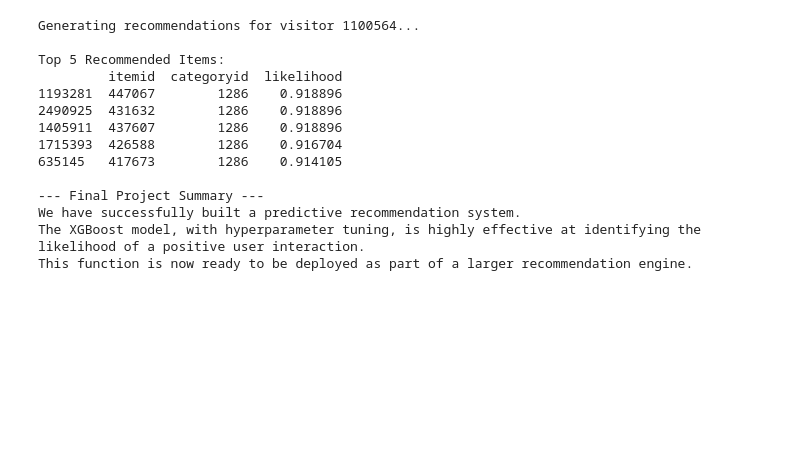
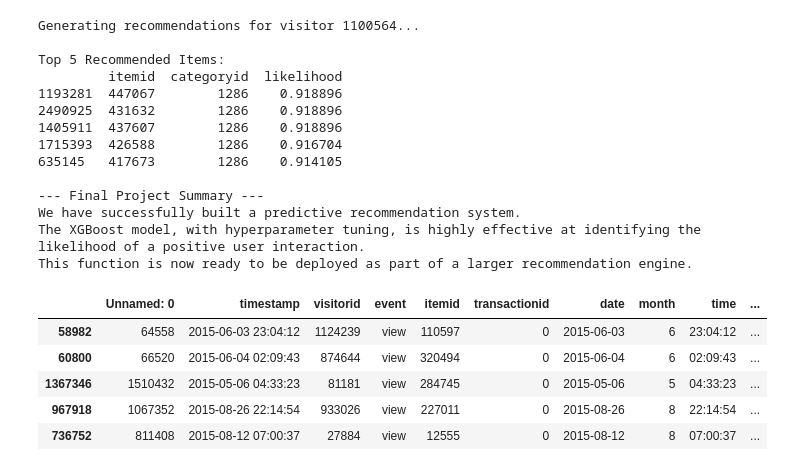
Before and after one commit to Berl-cloud/-Recommendation-System-Analysis-and-Modelling, a Jupyter notebook: Notebook/Recommendation System Part 2 (Modelling).ipynb, the cells around one changed output. Cells and saved outputs as stored; diff of their text form; code cells hidden in the pictures; blank space fills up the shorter version.

```diff
--- a/Notebook/Recommendation System Part 2 (Modelling).ipynb
+++ b/Notebook/Recommendation System Part 2 (Modelling).ipynb
@@ -501,3 +501,12 @@ all_unique_items_df.to_csv('../unique_items.csv', index=False)
+# %%
+sample_df.head()
+# %% [output]
+|  | Unnamed: 0 | timestamp | visitorid | event | itemid | transactionid | date | month | time | ... |
+| 58982 | 64558 | 2015-06-03 23:04:12 | 1124239 | view | 110597 | 0 | 2015-06-03 | 6 | 23:04:12 | ... |
+| 60800 | 66520 | 2015-06-04 02:09:43 | 874644 | view | 320494 | 0 | 2015-06-04 | 6 | 02:09:43 | ... |
+| 1367346 | 1510432 | 2015-05-06 04:33:23 | 81181 | view | 284745 | 0 | 2015-05-06 | 5 | 04:33:23 | ... |
+| 967918 | 1067352 | 2015-08-26 22:14:54 | 933026 | view | 227011 | 0 | 2015-08-26 | 8 | 22:14:54 | ... |
+| 736752 | 811408 | 2015-08-12 07:00:37 | 27884 | view | 12555 | 0 | 2015-08-12 | 8 | 07:00:37 | ... |
 # %%
 print("\n--- Final Project Summary ---")
 print("We have successfully built a predictive recommendation system.")
```
Also changed, not shown: parts of 1 cell of this notebook, 2 other files.
